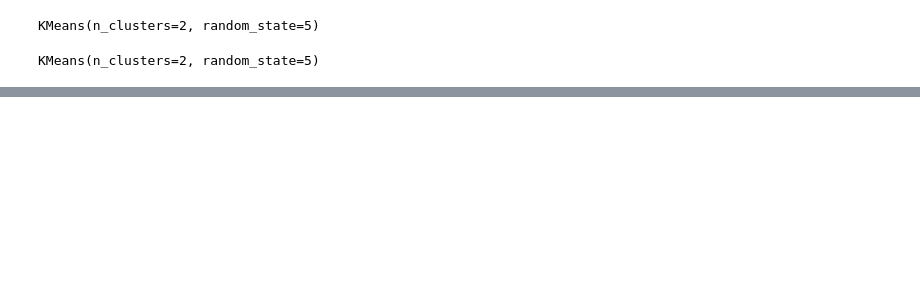
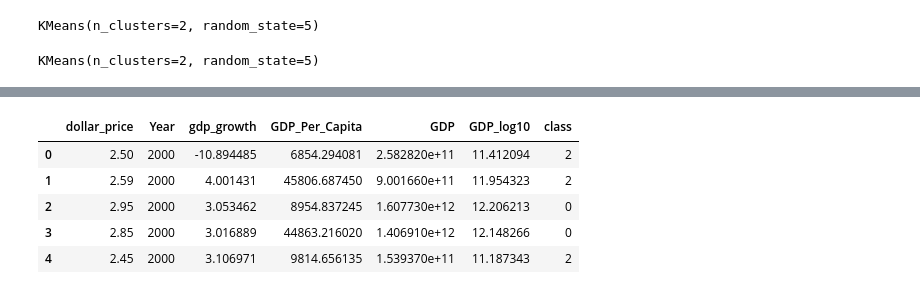
Before and after one commit to bolwerk-b/Final-Project, a Jupyter notebook: machine learning/Archive/Machine_Learning_Sandbox.ipynb, the cells around one changed output, grey strips where cells are left out. Drawn from its saved outputs; the diff is of its cells as text; code cells hidden in the pictures; blank space fills up the shorter version.

```diff
--- a/machine learning/Archive/Machine_Learning_Sandbox.ipynb
+++ b/machine learning/Archive/Machine_Learning_Sandbox.ipynb
@@ -357,0 +446,4 @@ fig.show()
+# %%
+# Dropping columns "local_price", "dollar_ex" and those with string values
+df_modified = df.drop(['date','currency_code', 'Country', 'Code', 'country_code',
+                               'region', 'sub_region', 'local_price', 'dollar_ex'], axis =1)
@@ -357,0 +459,9 @@ fig.show()
+# %%
+inertia =[]
+k =list(range(1,11))
+
+# Calculate the inertia for the range of K values
+for i in k:
+    km = KMeans(n_clusters=i, random_state=0)
+    km.fit(df_modified)
+    inertia.append(km.inertia_)
@@ -357,0 +477,28 @@ fig.show()
+# %%
+def get_clusters(k, data):
+#     Create a copy of the DataFrame
+    data= data.copy()
+
+#     Initialize the K-Means model
+    model = KMeans(n_clusters=k, random_state=0)
+
+#     Fit the model
+    model.fit(data)
+
+#     Predict clusters
+    predictions = model.predict(data)
+
+#     Create return DataFrame with predicted clusters
+    data["class"] =model.labels_
+
+    return data
+# %%
+four_clusters = get_clusters(4, df_modified)
+four_clusters.head()
+# %% [output]
+|  | dollar_price | Year | gdp_growth | GDP_Per_Capita | GDP | GDP_log10 | class |
+| 0 | 2.50 | 2000 | -10.894485 | 6854.294081 | 2.582820e+11 | 11.412094 | 2 |
+| 1 | 2.59 | 2000 | 4.001431 | 45806.687450 | 9.001660e+11 | 11.954323 | 2 |
+| 2 | 2.95 | 2000 | 3.053462 | 8954.837245 | 1.607730e+12 | 12.206213 | 0 |
+| 3 | 2.85 | 2000 | 3.016889 | 44863.216020 | 1.406910e+12 | 12.148266 | 0 |
+| 4 | 2.45 | 2000 | 3.106971 | 9814.656135 | 1.539370e+11 | 11.187343 | 2 |
```
Also changed, not shown: parts of 25 cells of this notebook.
